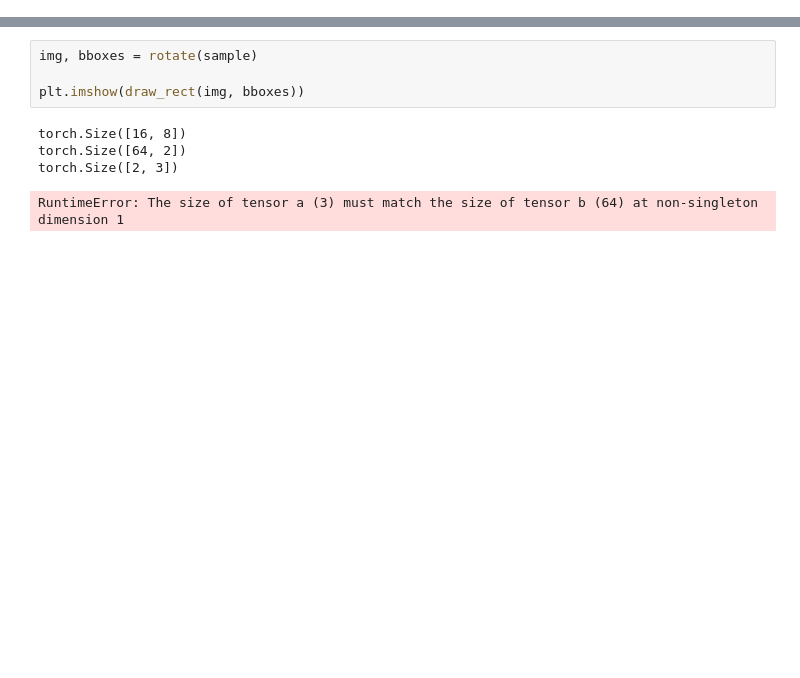
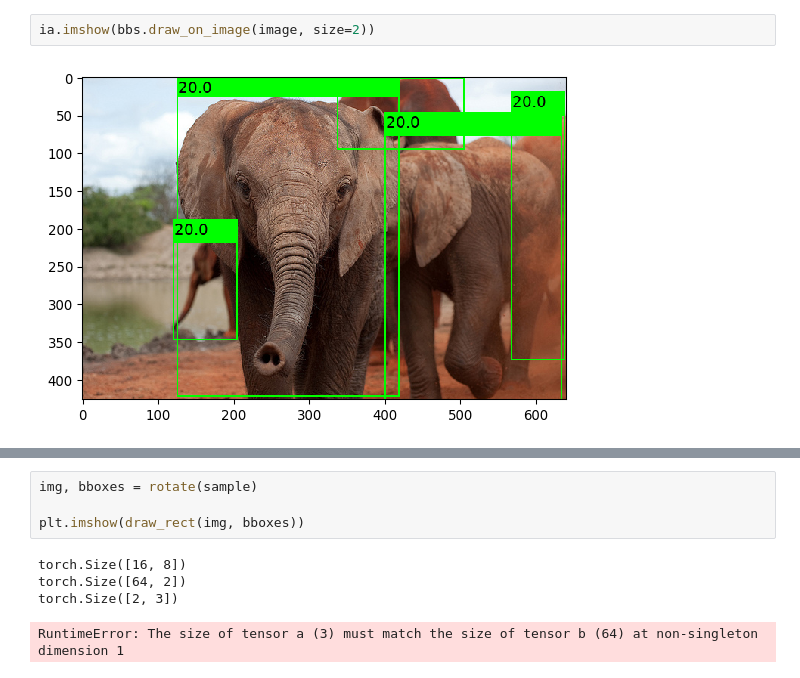
Before and after one commit to kostas1515/yolo_on_coco, a Jupyter notebook: coco.ipynb, the cells around one changed output, grey strips where cells are left out. Drawn from its saved outputs; the diff is of its cells as text; blank space fills up the shorter version.

```diff
--- a/coco.ipynb
+++ b/coco.ipynb
@@ -31 +136,5 @@ print(sample['boxes'])
+# %%
+ia.imshow(bbs.draw_on_image(image, size=2))
+# %% [output]
+[figure, added]
 # %%
```
Also changed, not shown: parts of 15 cells of this notebook, 3 other files.
